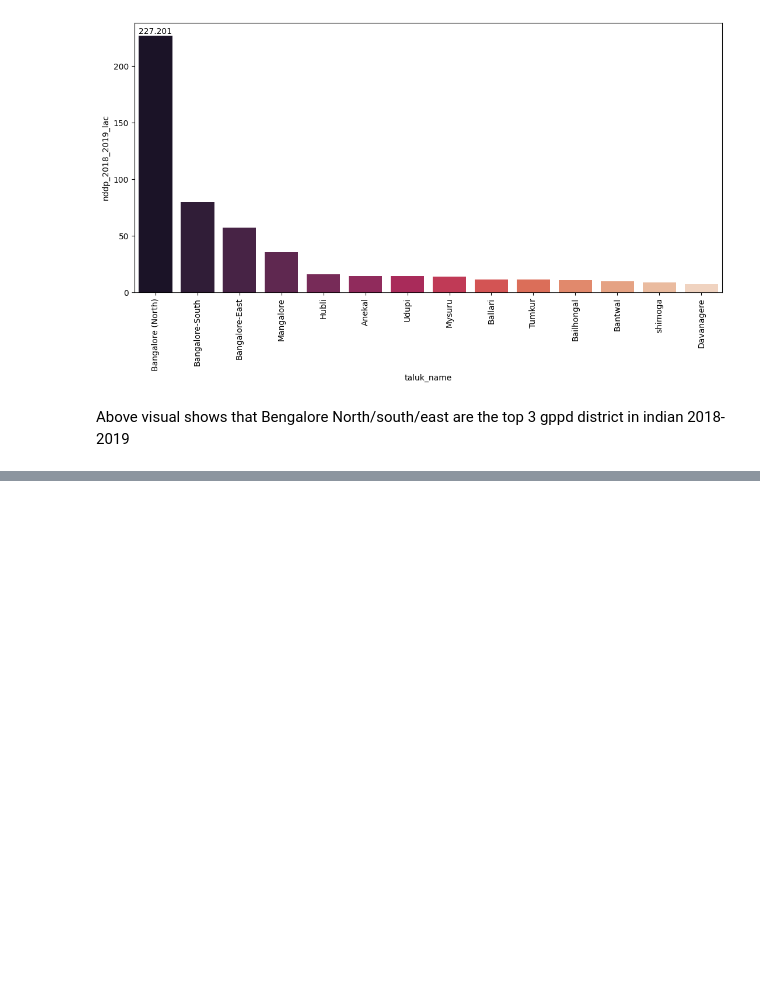
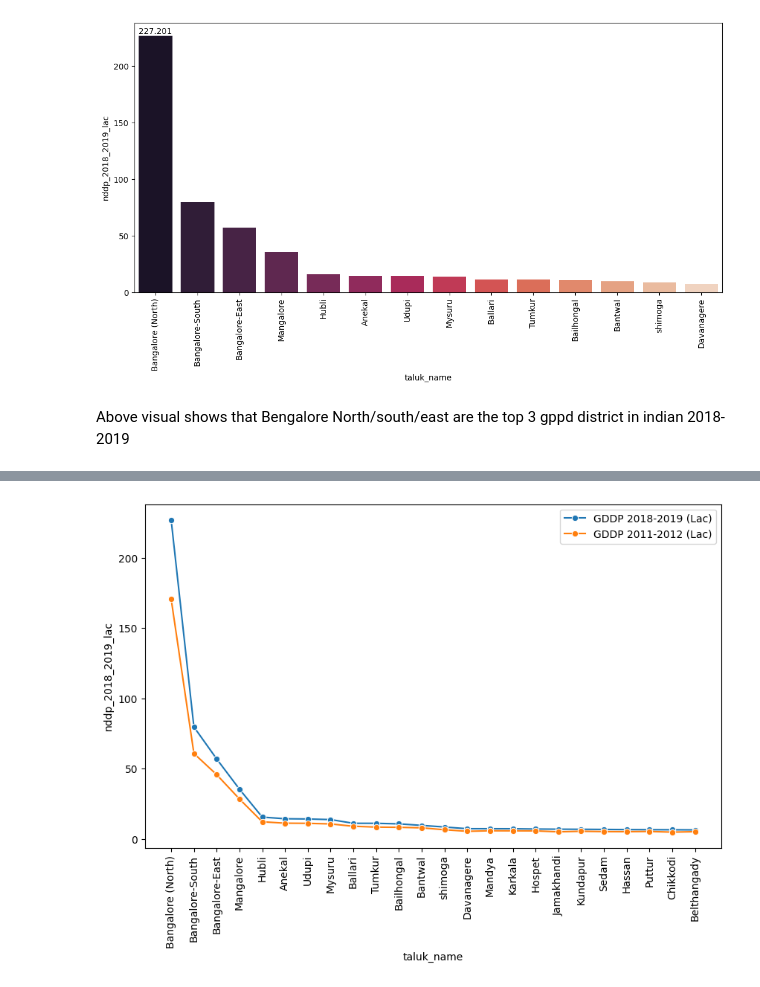
Before and after one commit to gyanbdrmagar/indian-district-income-and-per-capita-income, a Jupyter notebook: analysis.ipynb, the cells around one changed output, grey strips where cells are left out. Cells and saved outputs as stored; diff of their text form; code cells hidden in the pictures; blank space fills up the shorter version.

```diff
--- a/analysis.ipynb
+++ b/analysis.ipynb
@@ -226,0 +251,8 @@ so lets do that
+# %%
+plt.figure(figsize=(10, 6))
+sb.lineplot(x='taluk_name', y='nddp_2018_2019_lac', marker='o', label='GDDP 2018-2019 (Lac)', data=df.nlargest(25,'nddp_2018_2019_lac'))
+sb.lineplot(x='taluk_name', y='nddp_2011_2012_lac', marker='o', label='GDDP 2011-2012 (Lac)', data=df.nlargest(25,'nddp_2018_2019_lac'))
+plt.xticks(rotation = 90)
+plt.show();
+# %% [output]
+[figure, added]
```
Also changed, not shown: parts of 14 cells of this notebook.
